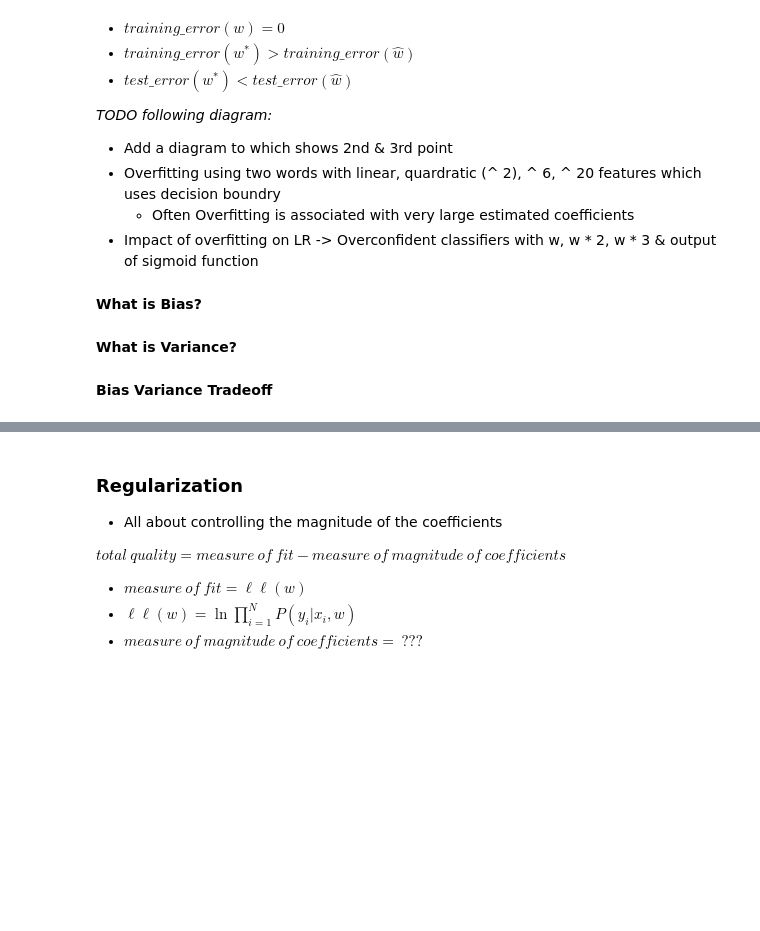
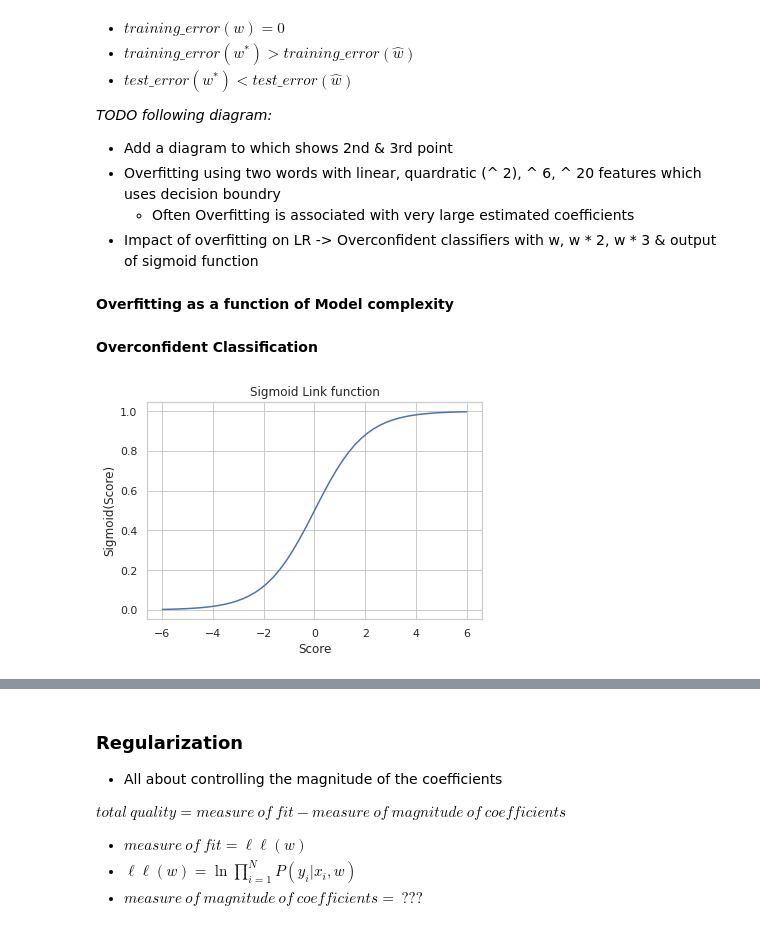
Before and after one commit to pardeep-singh/ml_classroom, a Jupyter notebook: text_classification_using_regularized_logistic_regression/consumer_complaints_classification.ipynb, the cells around one changed output, grey strips where cells are left out. Drawn from its saved outputs; the diff is of its cells as text; code cells hidden in the pictures; blank space fills up the shorter version.

Commit message:
Add Overfitting plots

```diff
--- a/text_classification_using_regularized_logistic_regression/consumer_complaints_classification.ipynb
+++ b/text_classification_using_regularized_logistic_regression/consumer_complaints_classification.ipynb
@@ -25,9 +24,30 @@
 - Overfitting using two words with linear, quardratic (^ 2), ^ 6, ^ 20 features which uses decision boundry
     - Often Overfitting is associated with very large estimated coefficients
 - Impact of overfitting on LR -> Overconfident classifiers with w, w * 2, w * 3 & output of sigmoid function
-# %% [markdown]
-**What is Bias?**
-# %% [markdown]
-**What is Variance?**
-# %% [markdown]
-**Bias Variance Tradeoff**
+# %% [markdown]
+**Overfitting as a function of Model complexity**
+# %% [markdown]
+**Overconfident Classification**
+# %%
+import numpy as np
+
+import seaborn as sns;
+sns.set()
+
+import matplotlib.pyplot as plt
+%matplotlib inline
+
+sns.set(style="whitegrid")
+
+def sigmoid(value):
+    return 1 / (1 + np.exp(-value))
+
+x = np.linspace(-6, 6)
+y = sigmoid(x)
+
+data = {'Score': x, 'Sigmoid(Score)': y}
+ax = sns.lineplot(x='Score', y='Sigmoid(Score)', data=data)
+ax.set(xlabel='Score', ylabel='Sigmoid(Score)')
+ax.set(title='Sigmoid Link function');
+# %% [output]
+[figure, added]
```
Also changed, not shown: parts of 7 cells of this notebook, 11 other files.
